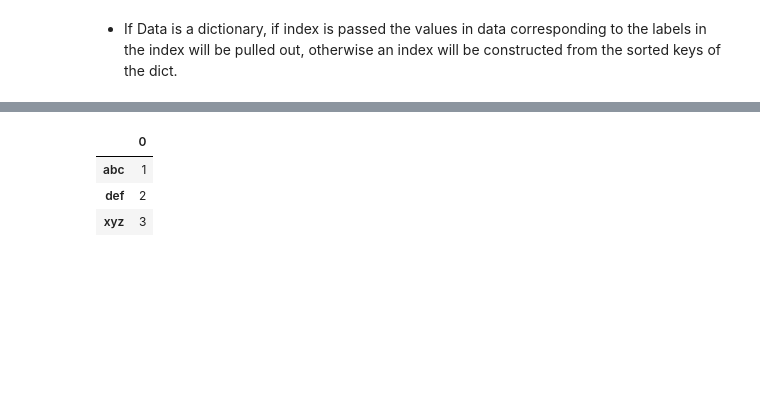
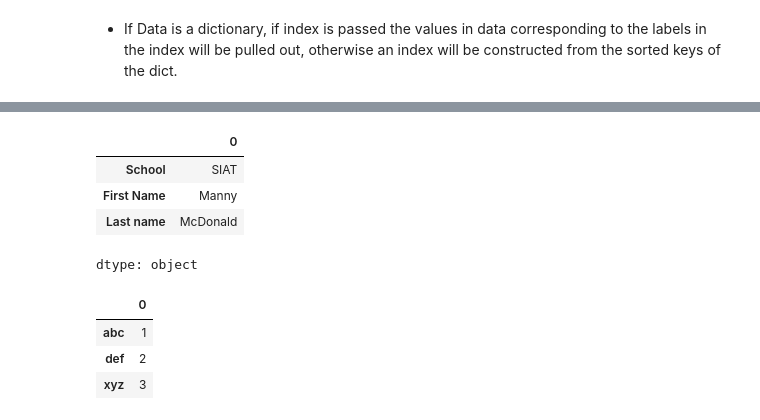
Before and after one commit to jaejamjams/Week1-Intro-to-Python, a Jupyter notebook: introduction_to_python.ipynb, the cells around one changed output, grey strips where cells are left out. Saved outputs shown, nothing was run; the diff lists cells and outputs as text; code cells hidden in the pictures; blank space fills up the shorter version.

```diff
--- a/introduction_to_python.ipynb
+++ b/introduction_to_python.ipynb
@@ -954,4 +997,13 @@ c    300.0
 dtype: float64
+# %%
+dictSeries = {'School':'SIAT','First Name':'Manny', 'Last name':'McDonald'}
+pd.Series(dictSeries)
+# %% [output]
+|  | 0 |
+| School | SIAT |
+| First Name | Manny |
+| Last name | McDonald |
+dtype: object
 # %%
 data = {'abc': 1, 'def': 2, 'xyz': 3}
 pd.Series(data)
```
Also changed, not shown: parts of 16 cells of this notebook.
